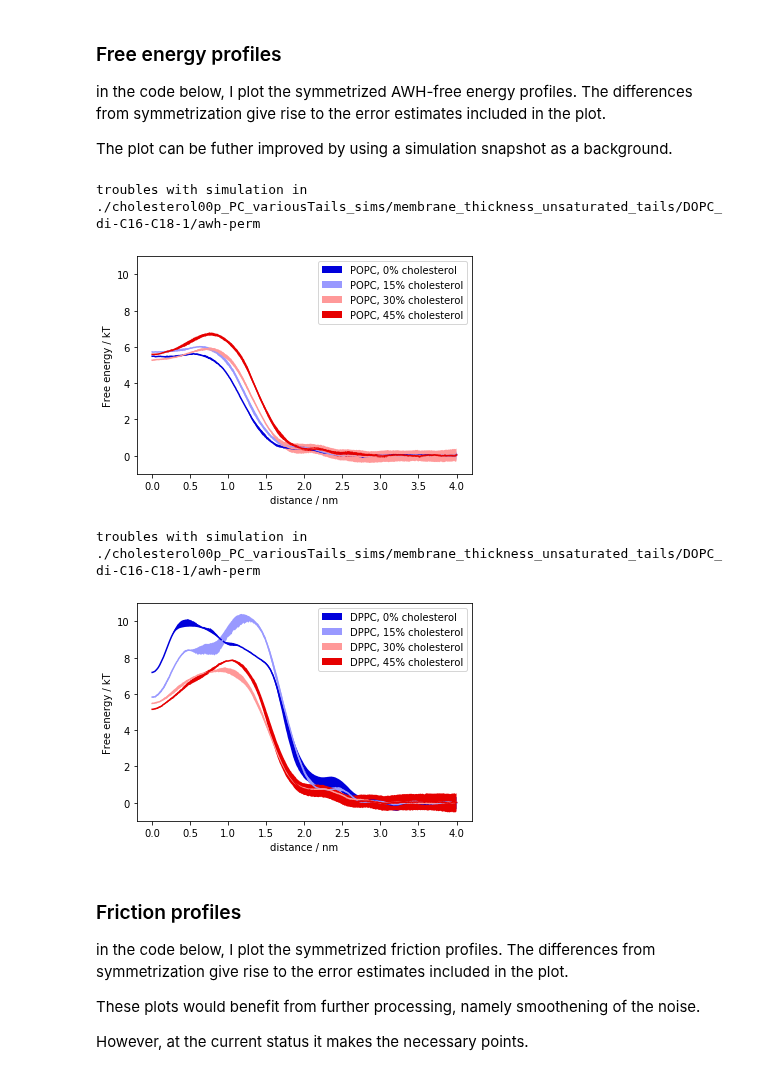
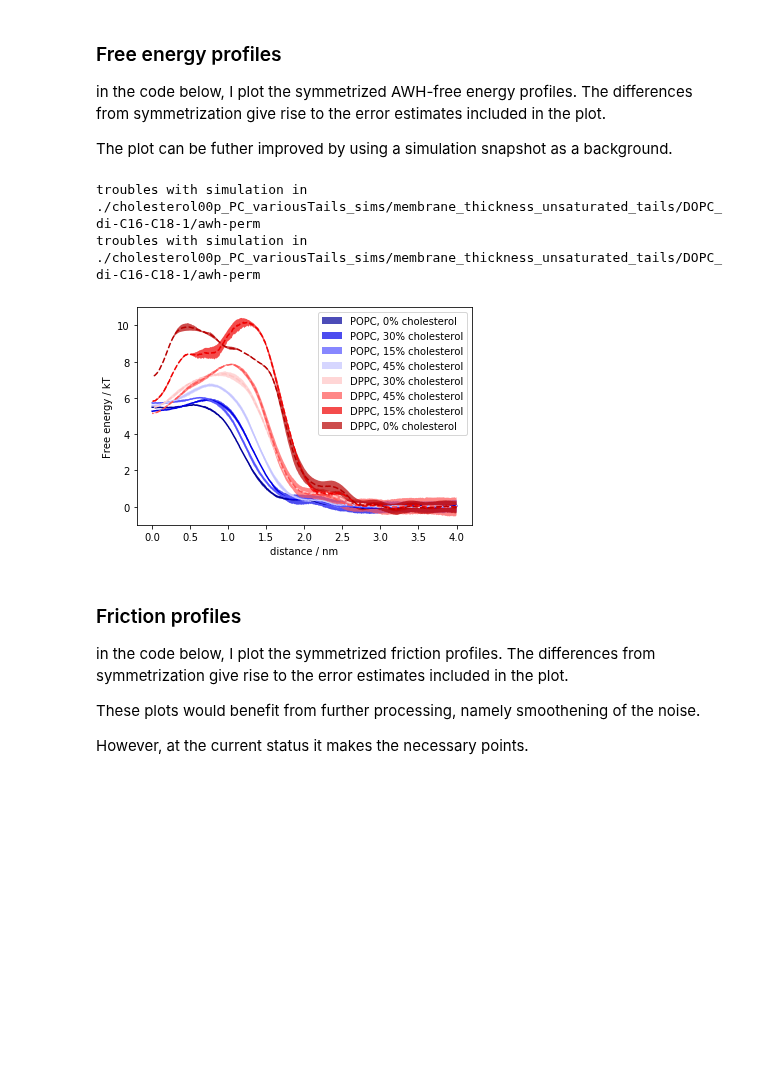
Before and after one commit to jmelcr/permeability, a Jupyter notebook: martini3/analysis_martini3_simulations_make_dataFrame.ipynb, the cells around one changed output. Saved outputs shown, nothing was run; the diff lists cells and outputs as text; code cells hidden in the pictures; blank space fills up the shorter version.

Commit message:
update plots for sterol series

```diff
--- a/martini3/analysis_martini3_simulations_make_dataFrame.ipynb
+++ b/martini3/analysis_martini3_simulations_make_dataFrame.ipynb
@@ -178,7 +178,7 @@ for s in sims:
 Now, sort the lists after sterol concentrations:
 # %%
 for sim_list in [po_sims, dp_sims]:
-    sim_list.sort(key=lambda s: s.sterol_conc)
+    sim_list.sort(key=lambda s: -s.perm)
 # %% [markdown]
 ### Free energy profiles
 
@@ -191,45 +191,51 @@ The plot can be futher improved
 by using a simulation snapshot as a background.
 # %%
 # let's use some cool palette!
-sns.set_palette("seismic", n_colors=4) #len(po_sims))
+sns.set_palette("seismic", n_colors=8) #len(po_sims))
 # %%
 for sim_list, xxpc in zip([po_sims, dp_sims], ["POPC", "DPPC"]):
     # DOPC - reference - at the background
     s = dopc_sim
     try:
         (x_half, awhsym, awhsym_err) = prep_to_plot(s.awh_x, s.awh)
         plt.plot(x_half, awhsym, color='black')
         plt.fill_between(x=x_half,
                          y1=awhsym+awhsym_err,
                          y2=awhsym-awhsym_err,
                          label="DOPC, {}% {}sterol".format(s.sterol_conc, s.sterol_type),
                          color='black', alpha=0.7)
     except:
         print("troubles with simulation in {}".format(s.dirname))
 
+    if "POPC" in xxpc:
+        linestyle = "-"
+    else:
+        linestyle = "--"
+
+
     for s in sim_list:
         if (xxpc == 'POPC' and s.starting_conf != 'gel') or (xxpc == 'DPPC' and s.starting_conf != 'fluid'):
             try:
                     (x_half, awhsym, awhsym_err) = prep_to_plot(s.awh_x, s.awh)
-                    plt.plot(x_half, awhsym)
+                    plt.plot(x_half, awhsym, ls=linestyle)
                     plt.fill_between(x=x_half,
                                      y1=awhsym+awhsym_err,
                                      y2=awhsym-awhsym_err,
-                                     label="{}, {}% {}sterol".format(xxpc, s.sterol_conc, s.sterol_type))
+                                     label="{}, {}% {}sterol".format(xxpc, s.sterol_conc, s.sterol_type),
+                                     alpha=0.7)
             except:
                 print("troubles plotting simulation in {}".format(s.dirname))
 
-    plt.legend()
-    plt.ylim([-1, 11])
-    plt.ylabel("Free energy / kT")
-    plt.xlabel("distance / nm")
-    plt.savefig("awh_dG_profiles_{}_sterol-concs-EOLS.png".format(xxpc), dpi=150, bbox_inces='tight')
-    plt.show()
+plt.legend()
+plt.ylim([-1, 11])
+plt.ylabel("Free energy / kT")
+plt.xlabel("distance / nm")
+plt.savefig("awh_dG_profiles_all_sterol-concs-EOLS.png".format(xxpc), dpi=150, bbox_inces='tight')
+plt.show()
 # %% [output]
 troubles with simulation in ./cholesterol00p_PC_variousTails_sims/membrane_thickness_unsaturated_tails/DOPC_di-C16-C18-1/awh-perm
+troubles with simulation in ./cholesterol00p_PC_variousTails_sims/membrane_thickness_unsaturated_tails/DOPC_di-C16-C18-1/awh-perm
-[figure, old version]
+[figure, new version]
-troubles with simulation in ./cholesterol00p_PC_variousTails_sims/membrane_thickness_unsaturated_tails/DOPC_di-C16-C18-1/awh-perm
-[figure, removed]
 # %% [markdown]
 ### Friction profiles
 
```
Also changed, not shown: parts of 1 cell of this notebook, 2 other files.
